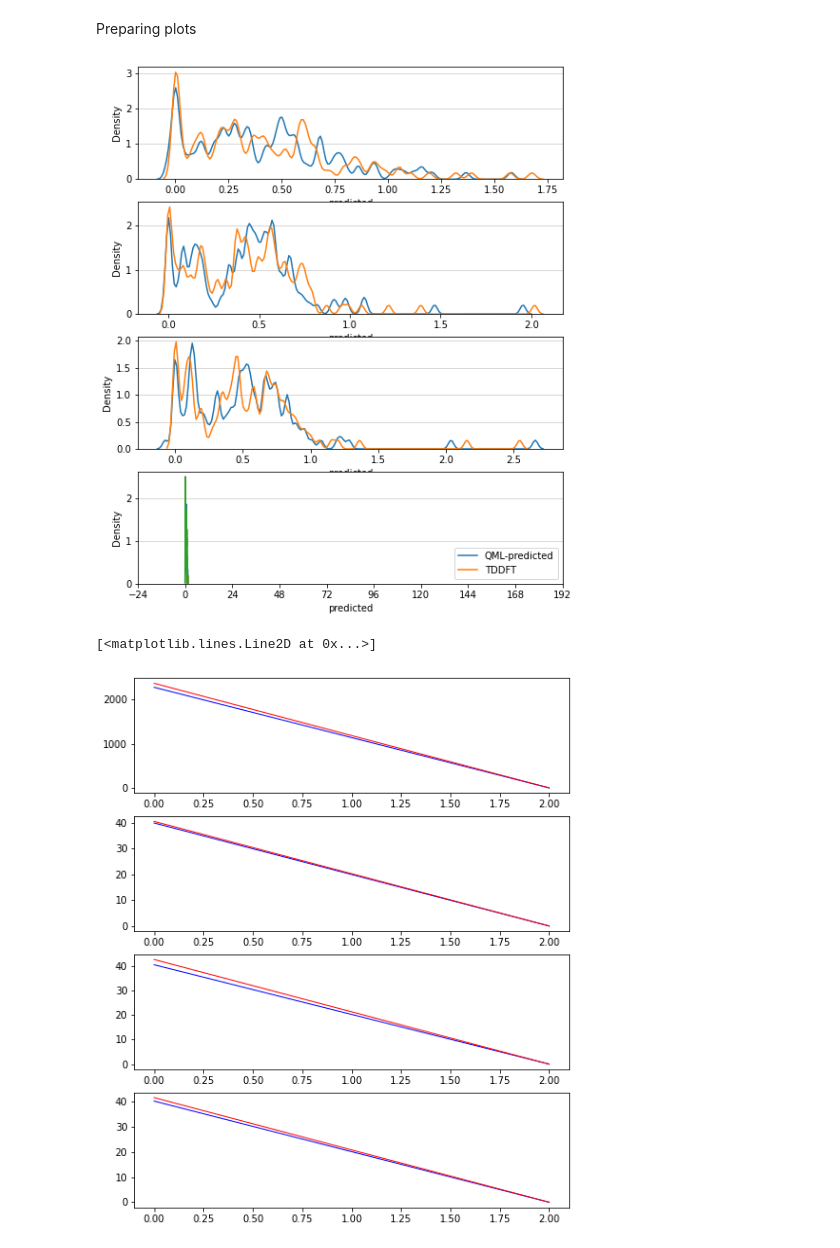
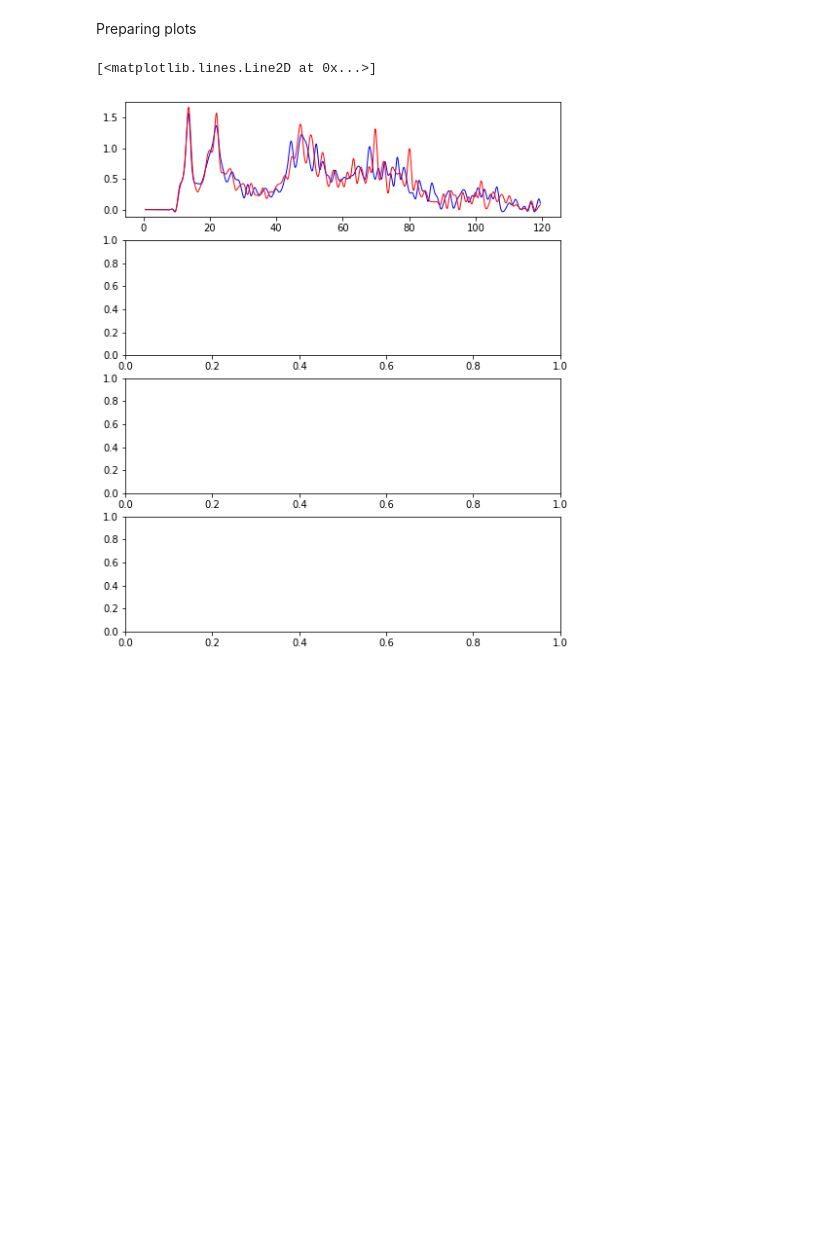
Before and after one commit to moldis-group/bigQM7w, a Jupyter notebook: notebooks/Reconstruction.ipynb, the cells around one changed output. Cells and saved outputs as stored; diff of their text form; code cells hidden in the pictures; blank space fills up the shorter version.

Commit message:
rr: reconstruction plot improved

```diff
--- a/notebooks/Reconstruction.ipynb
+++ b/notebooks/Reconstruction.ipynb
@@ -23,32 +23,44 @@ M3936 = pd.read_csv('../csv_files/reconstructed_3936.csv',header=0)
 M3843 = pd.read_csv('../csv_files/reconstructed_3843.csv',header=0)
 M3719 = pd.read_csv('../csv_files/reconstructed_3719.csv',header=0)
 
-fig, axes = plt.subplots(nrows=4, ncols=1, figsize=(8, 10))
-axes[0].grid(True, which='both',linewidth=0.5, linestyle='-', axis = 'y',zorder=0)
-axes[1].grid(True, which='both',linewidth=0.5, linestyle='-', axis = 'y',zorder=0)
-axes[2].grid(True, which='both',linewidth=0.5, linestyle='-', axis = 'y',zorder=0)
-axes[3].grid(True, which='both',linewidth=0.5, linestyle='-', axis = 'y',zorder=0)
+# fig, axes = plt.subplots(nrows=4, ncols=1, figsize=(8, 10))
+# axes[0].grid(True, which='both',linewidth=0.5, linestyle='-', axis = 'y',zorder=0)
+# axes[1].grid(True, which='both',linewidth=0.5, linestyle='-', axis = 'y',zorder=0)
+# axes[2].grid(True, which='both',linewidth=0.5, linestyle='-', axis = 'y',zorder=0)
+# axes[3].grid(True, which='both',linewidth=0.5, linestyle='-', axis = 'y',zorder=0)
 
-sns.kdeplot(M7382.predicted[:]*54,bw_method=0.05,ax=axes[0],label='QML-predicted')
-sns.kdeplot(M7382.tddft[:]*54,bw_method=0.05,ax=axes[0],label='TDDFT')
+#sns.kdeplot(M7382.predicted[:]*54,bw_method=0.05,ax=axes[0],label='QML-predicted')
+#sns.kdeplot(M7382.tddft[:]*54,bw_method=0.05,ax=axes[0],label='TDDFT')
 
-sns.kdeplot(M3936.predicted[:]*54,bw_method=0.05,ax=axes[1],label='QML-predicted')
-sns.kdeplot(M3936.tddft[:]*54,bw_method=0.05,ax=axes[1],label='TDDFT')
+#sns.kdeplot(M3936.predicted[:]*54,bw_method=0.05,ax=axes[1],label='QML-predicted')
+#sns.kdeplot(M3936.tddft[:]*54,bw_method=0.05,ax=axes[1],label='TDDFT')
 
-sns.kdeplot(M3843.predicted[:]*63,bw_method=0.05,ax=axes[2],label='QML-predicted')
-sns.kdeplot(M3843.tddft[:]*63,bw_method=0.05,ax=axes[2],label='TDDFT')
+# sns.kdeplot(M3843.predicted[:]*63,bw_method=0.05,ax=axes[2],label='QML-predicted')
+# sns.kdeplot(M3843.tddft[:]*63,bw_method=0.05,ax=axes[2],label='TDDFT')
 
-sns.kdeplot(M3719.predicted[:]*61,bw_method=0.05,ax=axes[3],label='QML-predicted')
-sns.kdeplot(M3719.tddft[:]*61,bw_method=0.05,ax=axes[3],label='TDDFT')
+# sns.kdeplot(M3719.predicted[:]*61,bw_method=0.05,ax=axes[3],label='QML-predicted')
+# sns.kdeplot(M3719.tddft[:]*61,bw_method=0.05,ax=axes[3],label='TDDFT')
 
-k = sns.kdeplot(M3719.tddft[:]*61,bw_method=0.05,ax=axes[3],label='TDDFT')
-plt.xticks(k.get_xticks()*120)
+# k = sns.kdeplot(M3719.tddft[:]*61,bw_method=0.05,ax=axes[3],label='TDDFT')
+# plt.xticks(k.get_xticks()*120)
 
 #plt.plot(x,M7382_dens_p(x)*54,label='QML-predicted',color='blue',zorder=3,linewidth=1.0 )
-plt.legend(labels=["QML-predicted","TDDFT"],frameon=True, loc='lower right',ncol=1)
-plt.show()
+# plt.legend(labels=["QML-predicted","TDDFT"],frameon=True, loc='lower right',ncol=1)
+# plt.show()
 
-x = np.linspace(0,2,2)
+dx=120.0/128.0
+x=np.zeros(128)
+for i in range(0,128):
+    x[i]=i*dx+dx/2
+
+dx=(119.53125-0.46875)/1000.0
+x_grids=np.zeros(1000)
+for i in range(0,1000):
+    x_grids[i]=0.46875+i*dx+dx/2
+
+
+# print(x)
+# print(x_grids)
 M7382_dens_p = kde.gaussian_kde(M7382.predicted[:])
 M7382_dens_t = kde.gaussian_kde(M7382.tddft[:])
 M3936_dens_p = kde.gaussian_kde(M3936.predicted[:])
@@ -61,41 +73,47 @@ M3719_dens_t = kde.gaussian_kde(M3719.tddft[:])
 M7382_dens_p.covariance = lambda : .25
 M7382_dens_p._compute_covariance()
 M7382_dens_t.covariance = lambda : .25
 M7382_dens_t._compute_covariance()
 M3936_dens_p.covariance = lambda : .25
 M3936_dens_p._compute_covariance()
 M3936_dens_t.covariance = lambda : .25
 M3936_dens_t._compute_covariance()
 M3843_dens_p.covariance = lambda : .25
 M3843_dens_p._compute_covariance()
 M3843_dens_t.covariance = lambda : .25
 M3843_dens_t._compute_covariance()
 M3719_dens_p.covariance = lambda : .25
 M3719_dens_p._compute_covariance()
 M3719_dens_t.covariance = lambda : .25
 M3719_dens_t._compute_covariance()
 
 
 fig, ax = plt.subplots(nrows=4, ncols=1, figsize=(8, 10))
 
 # ax.set_xticks(x1,minor=False)
 # ax.tick_params(direction="in",which='both')
 # ax.set_xlim([0,120])
 # ax.set_ylim([0,1.6])
 #ax[0].legend(frameon=True, loc='lower right',ncol=1)
 
-ax[0].plot(x, M7382_dens_p(x)*54, label='QML-predicted',color='blue',zorder=3,linewidth=1.0)
-ax[0].plot(x, M7382_dens_t(x)*54, label='TDDFT',color='red',zorder=3,linewidth=1.0)
+from scipy import interpolate
 
-ax[1].plot(x, M3936_dens_p(x), label='QML-predicted',color='blue',zorder=3,linewidth=1.0)
-ax[1].plot(x, M3936_dens_t(x), label='TDDFT',color='red',zorder=3,linewidth=1.0)
+f=interpolate.interp1d(x, M7382.predicted, kind='cubic')
+M7382_pred_int=f(x_grids)
+f=interpolate.interp1d(x, M7382.tddft, kind='cubic')
+M7382_tddft_int=f(x_grids)
 
-ax[2].plot(x, M3843_dens_p(x), label='QML-predicted',color='blue',zorder=3,linewidth=1.0)
-ax[2].plot(x, M3843_dens_t(x), label='TDDFT',color='red',zorder=3,linewidth=1.0)
+ax[0].plot(x_grids, M7382_pred_int[:]*54, label='QML-predicted',color='blue',zorder=3,linewidth=1.0)
+ax[0].plot(x_grids, M7382_tddft_int[:]*54, label='TDDFT',color='red',zorder=3,linewidth=1.0)
 
-ax[3].plot(x, M3719_dens_p(x), label='QML-predicted',color='blue',zorder=3,linewidth=1.0)
-ax[3].plot(x, M3719_dens_t(x), label='TDDFT',color='red',zorder=3,linewidth=1.0)
+#ax[1].plot(x, M3936_dens_p(x), label='QML-predicted',color='blue',zorder=3,linewidth=1.0)
+#ax[1].plot(x, M3936_dens_t(x), label='TDDFT',color='red',zorder=3,linewidth=1.0)
+
+#ax[2].plot(x, M3843_dens_p(x), label='QML-predicted',color='blue',zorder=3,linewidth=1.0)
+#ax[2].plot(x, M3843_dens_t(x), label='TDDFT',color='red',zorder=3,linewidth=1.0)
+
+#ax[3].plot(x, M3719_dens_p(x), label='QML-predicted',color='blue',zorder=3,linewidth=1.0)
+#ax[3].plot(x, M3719_dens_t(x), label='TDDFT',color='red',zorder=3,linewidth=1.0)
 # %% [output]
+[<matplotlib.lines.Line2D at 0x...>]
-[figure, old version]
+[figure, new version]
-[<matplotlib.lines.Line2D at 0x...>]
-[figure, removed]
```
